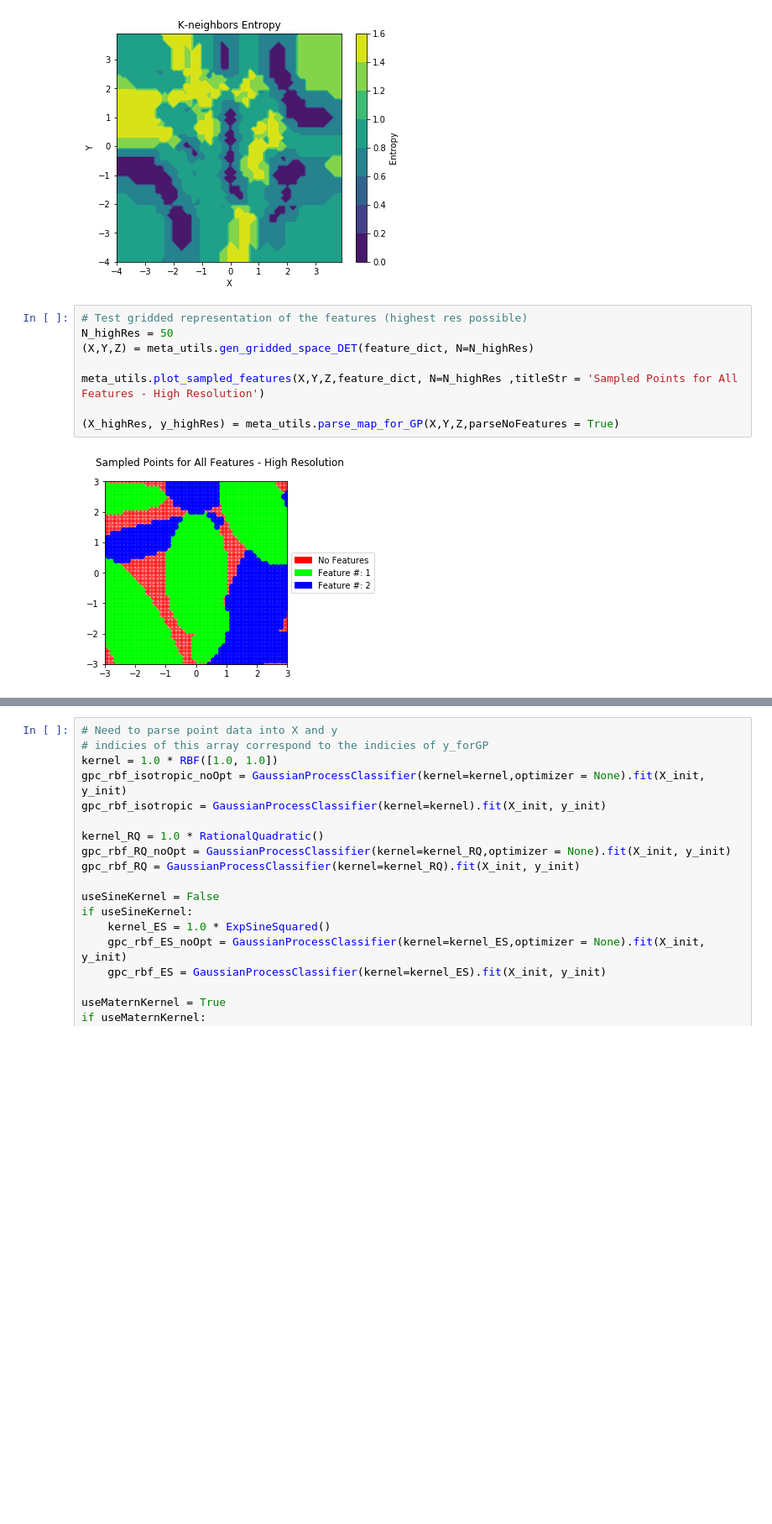
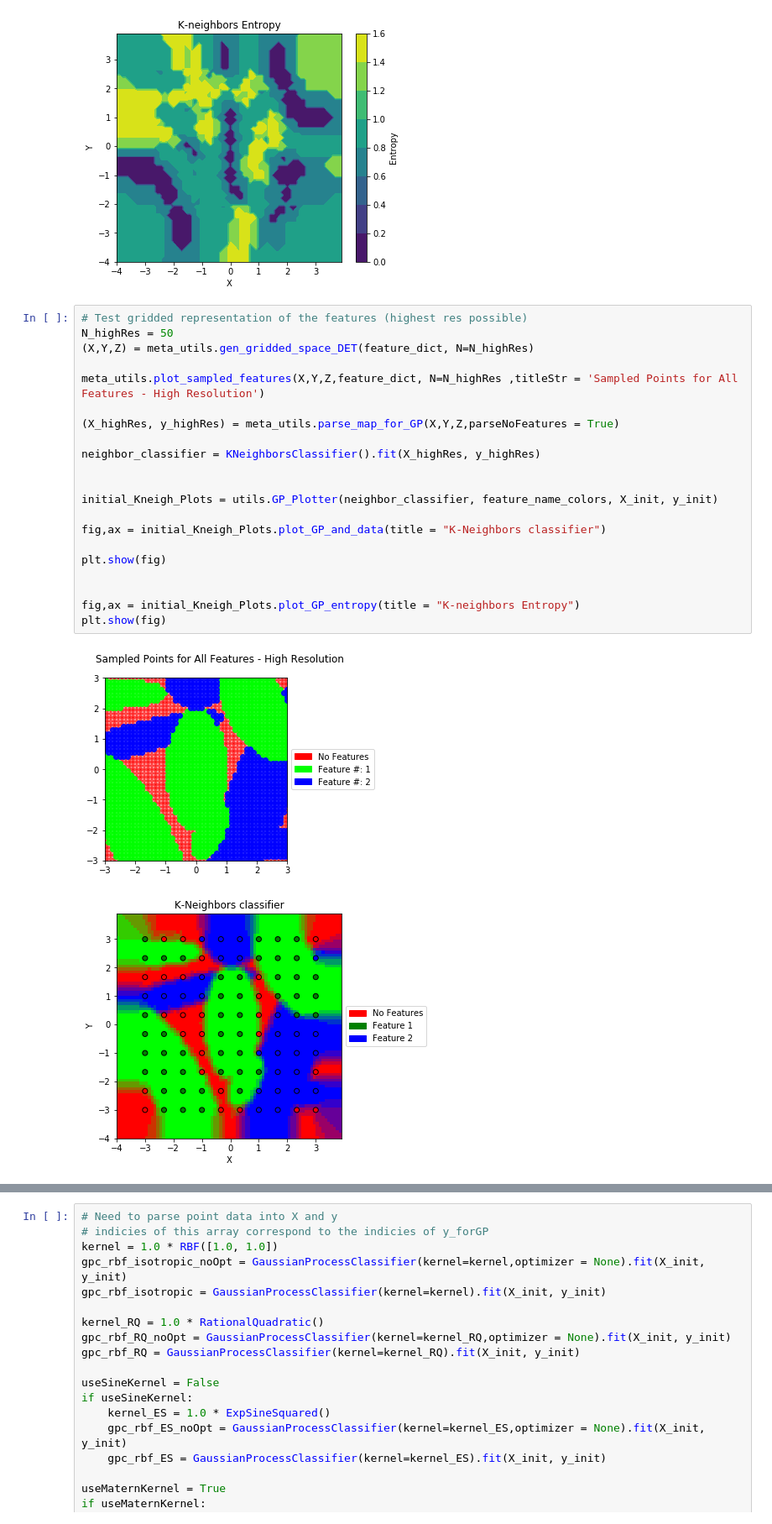
Before and after one commit to tukai21/adaptive-sampling, a Jupyter notebook: mini-pset-COMPLETED EXAMPLE.ipynb, the cells around one changed output, grey strips where cells are left out. Shown at 84% size. Drawn from its saved outputs; the diff is of its cells as text; blank space fills up the shorter version.

```diff
--- a/mini-pset-COMPLETED EXAMPLE.ipynb
+++ b/mini-pset-COMPLETED EXAMPLE.ipynb
@@ -203,10 +203,24 @@ plt.show(fig)
 # %%
 # Test gridded representation of the features (highest res possible)
 N_highRes = 50
 (X,Y,Z) = meta_utils.gen_gridded_space_DET(feature_dict, N=N_highRes)
 
 meta_utils.plot_sampled_features(X,Y,Z,feature_dict, N=N_highRes ,titleStr = 'Sampled Points for All Features - High Resolution')
 
 (X_highRes, y_highRes) = meta_utils.parse_map_for_GP(X,Y,Z,parseNoFeatures = True)
+
+neighbor_classifier = KNeighborsClassifier().fit(X_highRes, y_highRes)
+
+
+initial_Kneigh_Plots = utils.GP_Plotter(neighbor_classifier, feature_name_colors, X_init, y_init)
+
+fig,ax = initial_Kneigh_Plots.plot_GP_and_data(title = "K-Neighbors classifier")
+
+plt.show(fig)
+
+
+fig,ax = initial_Kneigh_Plots.plot_GP_entropy(title = "K-neighbors Entropy")
+plt.show(fig)
 # %% [output]
 [figure]
+[figure, added]
```
Also changed, not shown: parts of 1 cell of this notebook, 1 other file.
